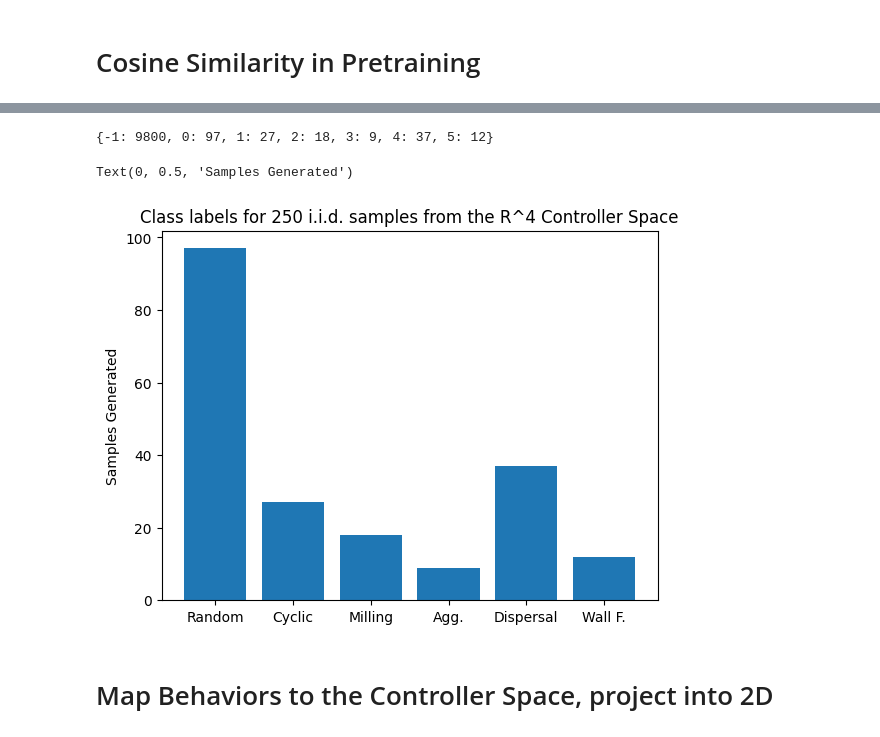
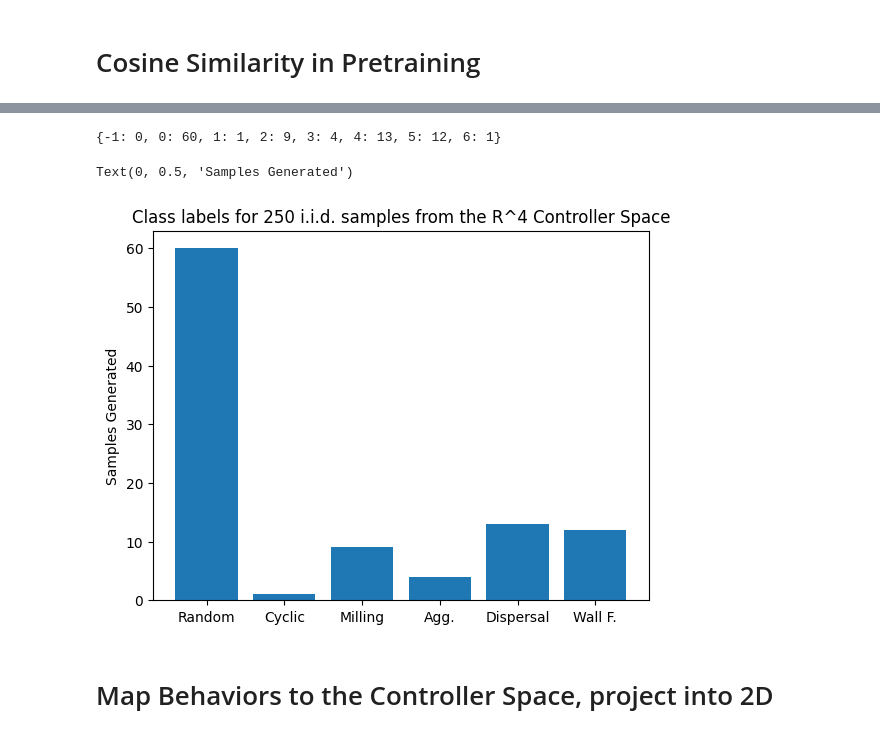
Before and after one commit to Connor-Mattson/SwarmBehaviorDiscovery, a Jupyter notebook: util.ipynb, the cells around one changed output, grey strips where cells are left out. Cells and saved outputs as stored; diff of their text form; code cells hidden in the pictures.

```diff
--- a/util.ipynb
+++ b/util.ipynb
@@ -134,8 +134,8 @@ from IPython.display import clear_output
 from data.swarmset import SwarmDataset
 import matplotlib.pyplot as plt
 import time
-data = SwarmDataset("data/gecco-two-sensor")
-START = 487
+data = SwarmDataset("data/gecco-filtered-two-sensor")
+START = 335
 
 pairs = ""
 for i in range(START, len(data)):
@@ -149,6 +149,7 @@ for i in range(START, len(data)):
     if _class == None or _class == "":
         break
     pairs += f"{i}, {_class}\n"
+
     clear_output(wait=True)
 
 print(pairs)
@@ -184,39 +185,44 @@ def CSVLineToVec(line):
     float_list = []
     for i in line_list:
         float_list.append(float(i))
     float_list = np.array(float_list)
     return float_list
 
-data = SwarmDataset("data/filtered-full")
-lim = len(data)
+data = SwarmDataset("data/gecco-filtered-two-sensor")
+# lim = len(data)
+lim = 100
 classes = [-1 for i in range(lim)]
 
 OUT = "data/oracle"
 # fi = "heuristic-simple-model-classes.txt"
 # fi = "original-hand-labeled-classes.txt"
-fi = "validation-data-baseline.txt"
+# fi = "validation-data-baseline.txt"
+# fi = "gecco-two-sensor-classes.txt"
+fi = "heuristic-two-sensor.txt"
 with open(os.path.join(OUT, fi), "r") as f:
     lines = f.readlines()
-    for line in lines:
+    for i, line in enumerate(lines):
+        if i >= lim:
+            break
         triplet = CSVLineToVec(line)
         classes[int(triplet[0])] = int(triplet[1])
 
 class_dict = {i:0 for i in range(-1, max(classes) + 1)}
 for data in classes:
     class_dict[data] += 1
 
 print(class_dict)
 
 y = [class_dict[l] for l in range(0, 6)]
 x = [l for l in range(0, 6)]
 plt.bar(x, y)
 plt.xticks(x, labels=["Random", "Cyclic", "Milling", "Agg.", "Dispersal", "Wall F."])
 plt.title("Class labels for 250 i.i.d. samples from the R^4 Controller Space")
 plt.ylabel("Samples Generated")
 # %% [output]
-{-1: 9800, 0: 97, 1: 27, 2: 18, 3: 9, 4: 37, 5: 12}
+{-1: 0, 0: 60, 1: 1, 2: 9, 3: 4, 4: 13, 5: 12, 6: 1}
 Text(0, 0.5, 'Samples Generated')
-[figure, old version]
+[figure, new version]
 # %% [markdown]
 # Map Behaviors to the Controller Space, project into 2D
 # %%
```
Also changed, not shown: parts of 1 cell of this notebook, 11 other files.
